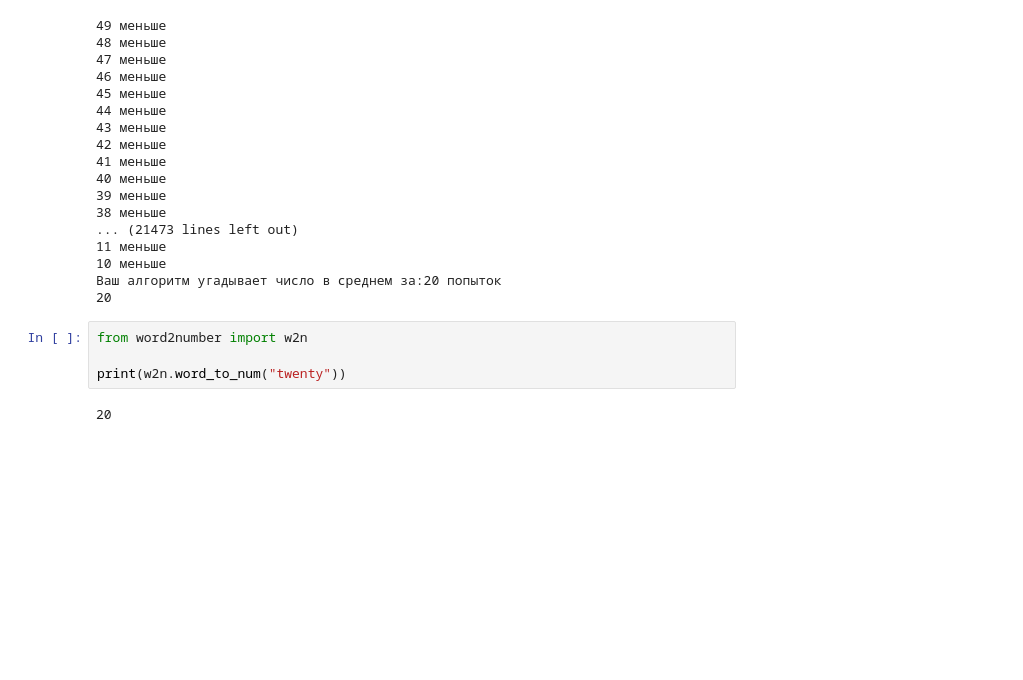
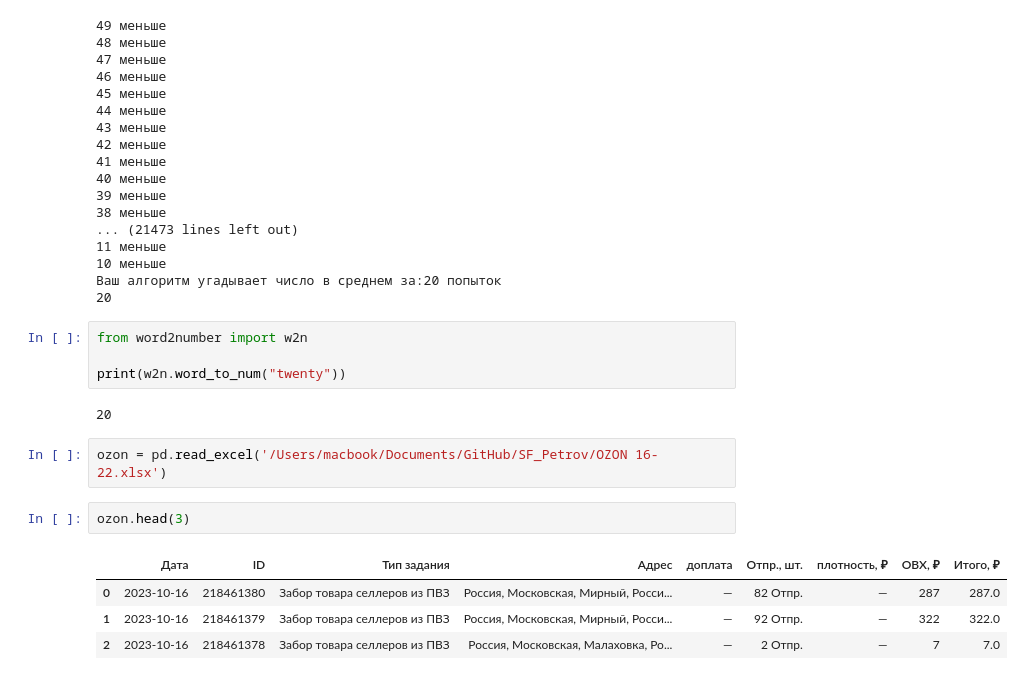
Before and after one commit to Long205sm/SF_Petrov, a Jupyter notebook: other.ipynb, the cells around one changed output. Saved outputs shown, nothing was run; the diff lists cells and outputs as text; blank space fills up the shorter version.

```diff
--- a/other.ipynb
+++ b/other.ipynb
@@ -103,3 +105,12 @@ from word2number import w2n
 print(w2n.word_to_num("twenty"))
 # %% [output]
 20
+# %%
+ozon = pd.read_excel('/Users/macbook/Documents/GitHub/SF_Petrov/OZON 16-22.xlsx')
+# %%
+ozon.head(3)
+# %% [output]
+|  | Дата | ID | Тип задания | Адрес | доплата | Отпр., шт. | плотность, ₽ | ОВХ, ₽ | Итого, ₽ |
+| 0 | 2023-10-16 | 218461380 | Забор товара селлеров из ПВЗ | Россия, Московская, Мирный, Росси... | — | 82 Отпр. | — | 287 | 287.0 |
+| 1 | 2023-10-16 | 218461379 | Забор товара селлеров из ПВЗ | Россия, Московская, Мирный, Росси... | — | 92 Отпр. | — | 322 | 322.0 |
+| 2 | 2023-10-16 | 218461378 | Забор товара селлеров из ПВЗ | Россия, Московская, Малаховка, Ро... | — | 2 Отпр. | — | 7 | 7.0 |
```
Also changed, not shown: parts of 5 cells of this notebook, 4 other files.
